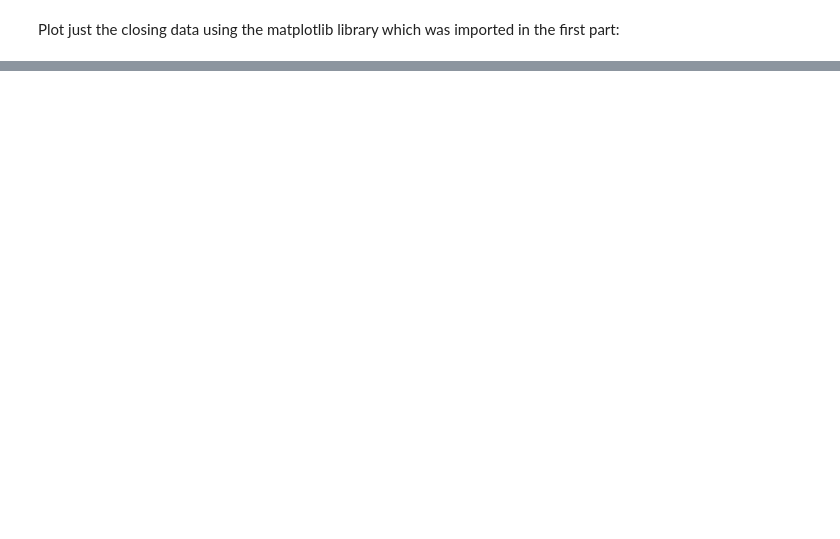
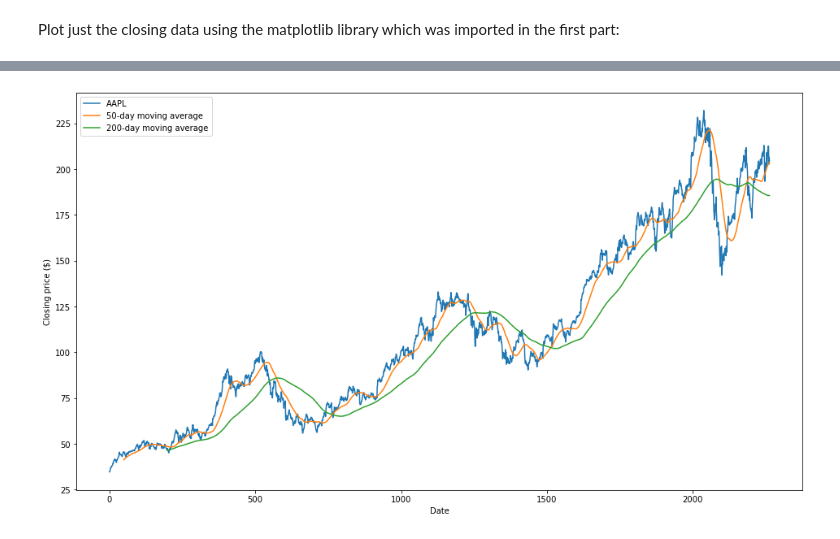
Before and after one commit to NikiZhou531/fin355, a Jupyter notebook: ps1_p1.ipynb, the cells around one changed output, grey strips where cells are left out. Saved outputs shown, nothing was run; the diff lists cells and outputs as text; code cells hidden in the pictures; blank space fills up the shorter version.

```diff
--- a/ps1_p1.ipynb
+++ b/ps1_p1.ipynb
@@ -83,0 +217,2 @@ plt.show()
+# %%
+AAPL = pd.read_csv("AAPL.csv")
@@ -83,0 +239,3 @@ plt.show()
+# %%
+AAPL_close = AAPL.loc[:,'Close']
+print(AAPL_close)
@@ -83,0 +255,14 @@ plt.show()
+# %%
+fig, ax = plt.subplots(figsize=(16,9))
+
+ax.plot(AAPL_close.index, AAPL_close, label='AAPL')
+ax.plot(AAPL_close.index, AAPL_close.rolling(window=50).mean(), label='50-day moving average')
+ax.plot(AAPL_close.index, AAPL_close.rolling(window=200).mean(), label='200-day moving average')
+
+# I'm going to set the x label to Date
+ax.set_xlabel('Date')
+ax.set_ylabel('Closing price ($)')
+ax.legend()
+plt.show()
+# %% [output]
+[figure, added]
```
Also changed, not shown: parts of 22 cells of this notebook.
